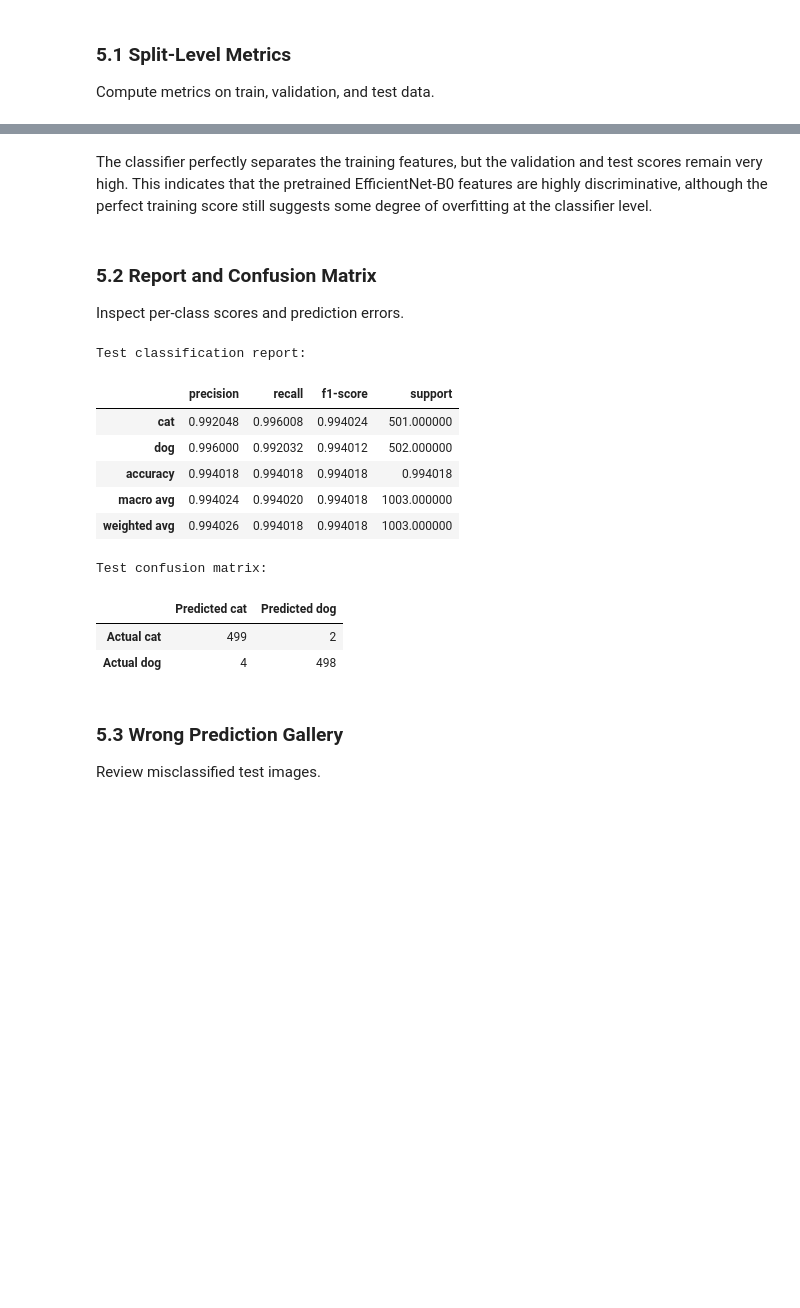
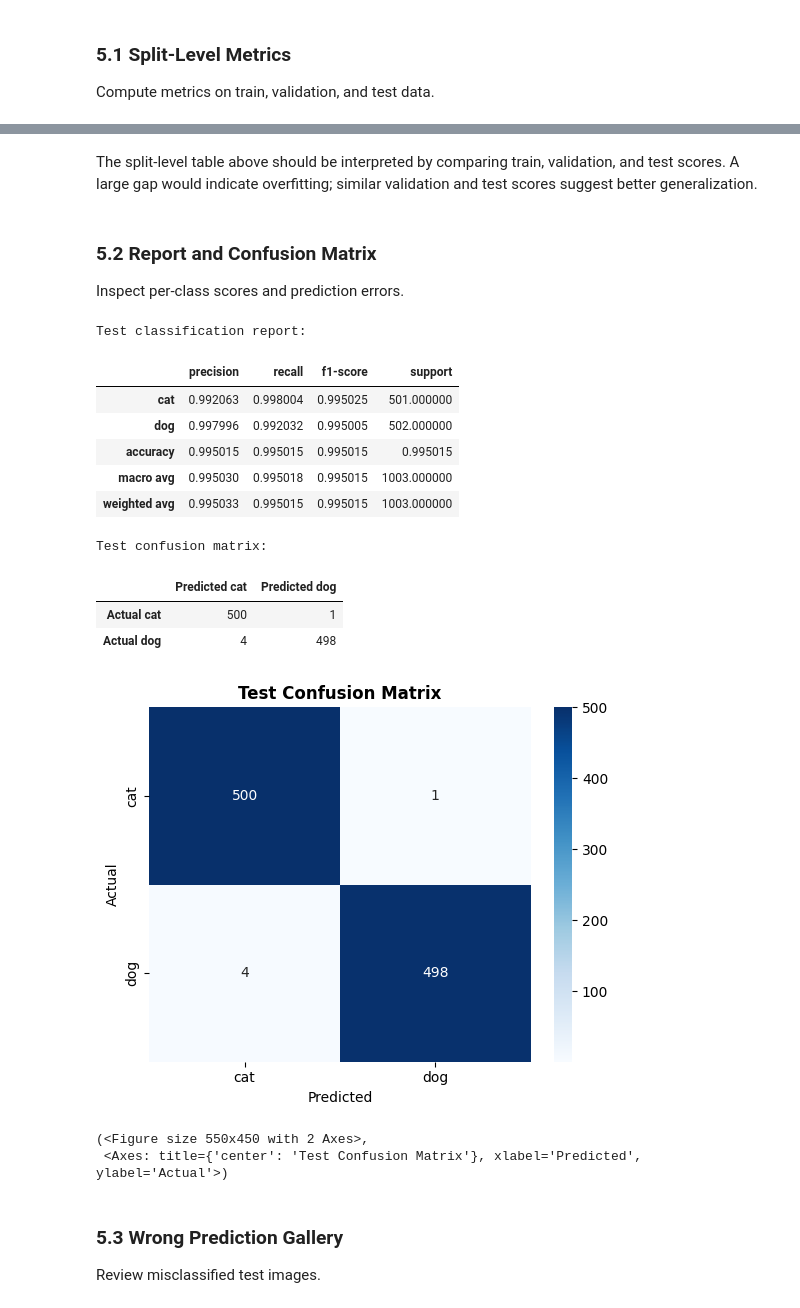
Before and after one commit to kahn-29/252-MachineLearning-Assignment1, a Jupyter notebook: notebooks/1_Traditional_Machine_Learning_Pipeline.ipynb, the cells around one changed output, grey strips where cells are left out. Saved outputs shown, nothing was run; the diff lists cells and outputs as text; code cells hidden in the pictures; blank space fills up the shorter version.

```diff
--- a/notebooks/1_Traditional_Machine_Learning_Pipeline.ipynb
+++ b/notebooks/1_Traditional_Machine_Learning_Pipeline.ipynb
@@ -919,15 +1030,16 @@ if TUNE_ENABLED:
         mean_col = "mean_test_score"
         std_col = "std_test_score"
     else:
-        primary_metric = REFIT if isinstance(SCORING, (list, tuple)) else SCORING
+        primary_metric = REFIT if isinstance(SCORING, str) else (REFIT or SCORING[0])
         rank_col = f"rank_test_{primary_metric}"
         mean_col = f"mean_test_{primary_metric}"
         std_col = f"std_test_{primary_metric}"
 
-    cv_results_df = cv_results_df.sort_values(rank_col)
+    sort_col = rank_col if rank_col in cv_results_df.columns else cv_results_df.columns[0]
+    cv_results_df = cv_results_df.sort_values(sort_col)
 
-    display_cols = [rank_col, mean_col, std_col, "params"]
-    display(cv_results_df[display_cols])
+    display_cols = [c for c in [rank_col, mean_col, std_col, "params"] if c in cv_results_df.columns]
+    display(cv_results_df[display_cols].head(20))
 
     save_pickle(search, MODEL_DIR / "grid_search.pkl")
     save_pickle(best_model, MODEL_DIR / "best_tuned_model.pkl")
@@ -937,20 +1049,20 @@ if TUNE_ENABLED:
         index=False,
     )
 
-
+    tuning_summary = {
+        "classifier": CLASSIFIER_NAME,
+        "classifier_base_params": CLASSIFIER_PARAMS,
+        "backbone": BACKBONE,
+        "best_cv_score": float(search.best_score_),
+        "best_params": search.best_params_,
+        "tuning_seconds": float(tuning_seconds),
+        "scoring": SCORING,
+        "refit": REFIT,
+        "cv": CV,
+    }
 
     save_json(
-        {
-            "classifier": CLASSIFIER_NAME,
-            "classifier_base_params": CLASSIFIER_PARAMS,
-            "backbone": BACKBONE,
-            "best_cv_score": float(search.best_score_),
-            "best_params": search.best_params_,
-            "tuning_seconds": float(tuning_seconds),
-            "scoring": SCORING,
-            "refit": REFIT,
-            "cv": CV,
-        },
+        make_json_safe(tuning_summary),
         Path(CONFIG["paths"]["results_dir"]) / "tuning_summary.json",
     )
 
@@ -962,6 +1074,6 @@ else:
     print("Hyperparameter tuning disabled. Using baseline model as best_model.")
 
 BEST_CV_SCORE = float(search.best_score_) if search is not None else None
-BEST_PARAMS = search.best_params_ if search is not None else {}
+BEST_PARAMS = make_json_safe(search.best_params_) if search is not None else {}
 # %% [output]
 Fitting 3 folds for each of 3 candidates, totalling 9 fits
@@ -1080,5 +1192,5 @@ TRAIN metrics
 # %% [markdown]
-The classifier perfectly separates the training features, but the validation and test scores remain very high. This indicates that the pretrained EfficientNet-B0 features are highly discriminative, although the perfect training score still suggests some degree of overfitting at the classifier level.
+The split-level table above should be interpreted by comparing train, validation, and test scores. A large gap would indicate overfitting; similar validation and test scores suggest better generalization.
 # %% [markdown]
 ### 5.2 Report and Confusion Matrix
 
@@ -1086,26 +1198,39 @@ Inspect per-class scores and prediction errors.
 # %%
 # ============================================================
 # 5.2 Classification report and confusion matrix
 # ============================================================
 # Report per-class scores and visualize class-level errors.
 
+from modules.visualization import plot_confusion_matrix
+
 print("Test classification report:")
 display(results["test"]["report"])
 
 print("Test confusion matrix:")
 display(results["test"]["cm"])
+
+plot_confusion_matrix(
+    results["test"]["cm"].values,
+    labels=LABEL_NAMES,
+    title="Test Confusion Matrix",
+    save_path=FIG_DIR / "test_confusion_matrix.png",
+    show=True,
+)
 # %% [output]
 Test classification report:
 |  | precision | recall | f1-score | support |
-| cat | 0.992048 | 0.996008 | 0.994024 | 501.000000 |
-| dog | 0.996000 | 0.992032 | 0.994012 | 502.000000 |
-| accuracy | 0.994018 | 0.994018 | 0.994018 | 0.994018 |
-| macro avg | 0.994024 | 0.994020 | 0.994018 | 1003.000000 |
-| weighted avg | 0.994026 | 0.994018 | 0.994018 | 1003.000000 |
+| cat | 0.992063 | 0.998004 | 0.995025 | 501.000000 |
+| dog | 0.997996 | 0.992032 | 0.995005 | 502.000000 |
+| accuracy | 0.995015 | 0.995015 | 0.995015 | 0.995015 |
+| macro avg | 0.995030 | 0.995018 | 0.995015 | 1003.000000 |
+| weighted avg | 0.995033 | 0.995015 | 0.995015 | 1003.000000 |
 Test confusion matrix:
 |  | Predicted cat | Predicted dog |
-| Actual cat | 499 | 2 |
+| Actual cat | 500 | 1 |
 | Actual dog | 4 | 498 |
+[figure, added]
+(<Figure size 550x450 with 2 Axes>,
+ <Axes: title={'center': 'Test Confusion Matrix'}, xlabel='Predicted', ylabel='Actual'>)
 # %% [markdown]
 ### 5.3 Wrong Prediction Gallery
 
```
Also changed, not shown: parts of 20 cells of this notebook.
